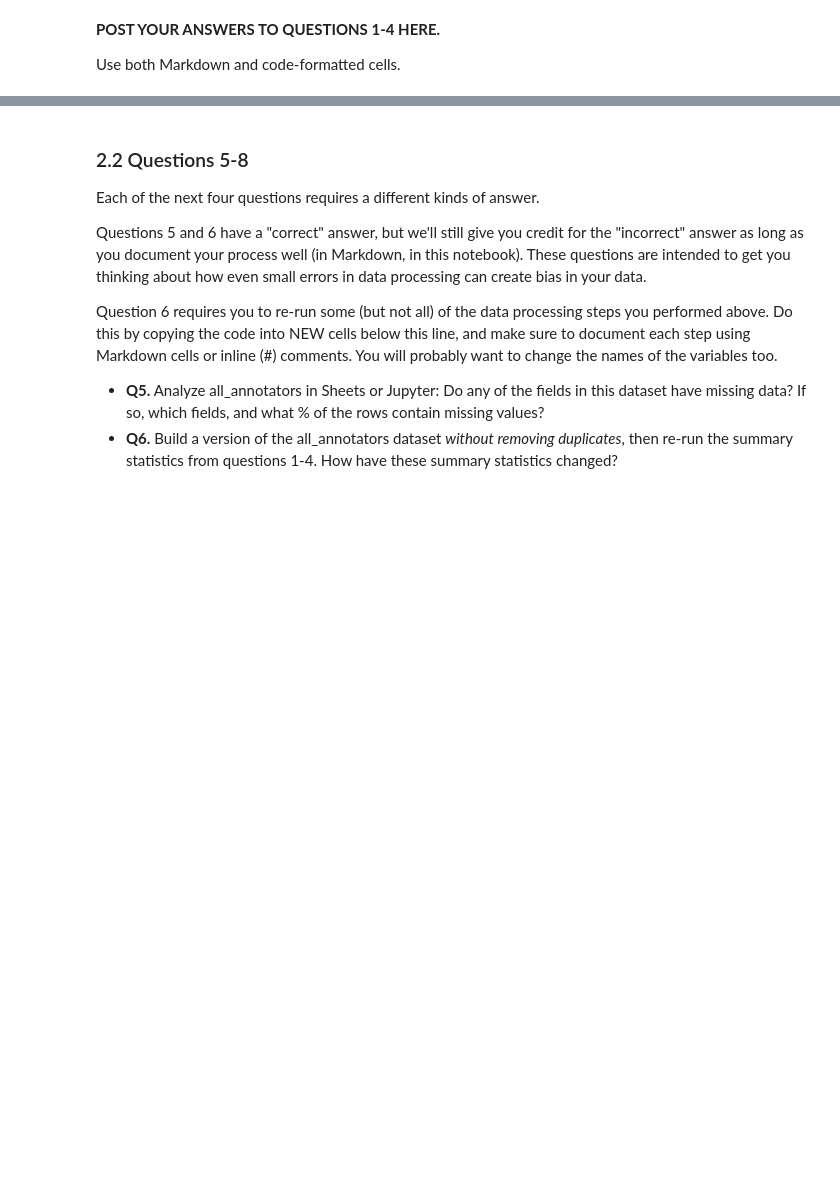
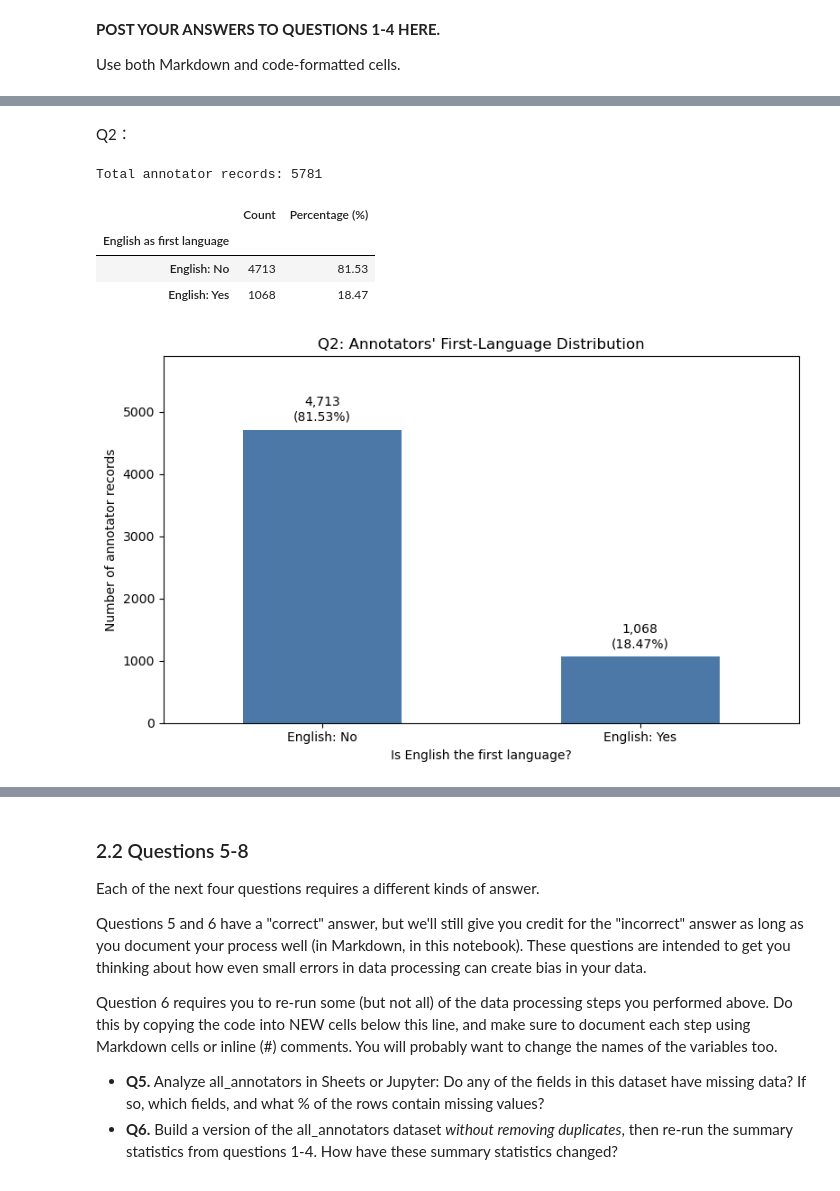
Before and after one commit to EvaChen05/hcde-410, a Jupyter notebook: A2/hcde410-a2.ipynb, the cells around one changed output, grey strips where cells are left out. Saved outputs shown, nothing was run; the diff lists cells and outputs as text; code cells hidden in the pictures; blank space fills up the shorter version.

```diff
--- a/A2/hcde410-a2.ipynb
+++ b/A2/hcde410-a2.ipynb
@@ -422,0 +466,72 @@ Use both Markdown and code-formatted cells.
+# %% [markdown]
+Q2：
+# %%
+import pandas as pd
+import matplotlib.pyplot as plt
+
+# Step 1: Convert the cleaned data from Part 1 into a DataFrame.
+annotators_df = pd.DataFrame(all_annotators)
+
+# Step 2: Extract the first-language column and remove extra spaces.
+language = (
+    annotators_df["english_first_language"]
+    .astype("string")
+    .str.strip()
+)
+
+# Step 3: Replace codes with readable labels and keep missing values.
+language = language.replace({
+    "1": "English: Yes",
+    "0": "English: No",
+    "": "Missing"
+}).fillna("Missing")
+
+# Step 4: Count the records in each category.
+q2_table = language.value_counts().to_frame(name="Count")
+q2_table.index.name = "English as first language"
+
+# Step 5: Calculate percentages using all records as the denominator.
+total_records = len(annotators_df)
+q2_table["Percentage (%)"] = (
+    q2_table["Count"] / total_records * 100
+)
+
+# Display the counts and percentages.
+print("Total annotator records:", total_records)
+display(q2_table.round(2))
+
+# Step 6: Create a bar chart using pandas.
+ax = q2_table.plot.bar(
+    y="Count",
+    figsize=(8, 5),
+    color="#4C78A8",
+    legend=False,
+    rot=0
+)
+
+# Step 7: Label each bar with its count and percentage.
+for bar, percentage in zip(ax.patches, q2_table["Percentage (%)"]):
+    count = int(bar.get_height())
+    ax.annotate(
+        f"{count:,}\n({percentage:.2f}%)",
+        xy=(bar.get_x() + bar.get_width() / 2, count),
+        xytext=(0, 5),
+        textcoords="offset points",
+        ha="center",
+        va="bottom"
+    )
+
+ax.set_title("Q2: Annotators' First-Language Distribution")
+ax.set_xlabel("Is English the first language?")
+ax.set_ylabel("Number of annotator records")
+ax.set_ylim(0, q2_table["Count"].max() * 1.25)
+
+plt.tight_layout()
+plt.show()
+# %% [output]
+Total annotator records: 5781
+|  | Count | Percentage (%) |
+| English as first language |  |  |
+| English: No | 4713 | 81.53 |
+| English: Yes | 1068 | 18.47 |
+[figure, added]
```
Also changed, not shown: parts of 17 cells of this notebook.
